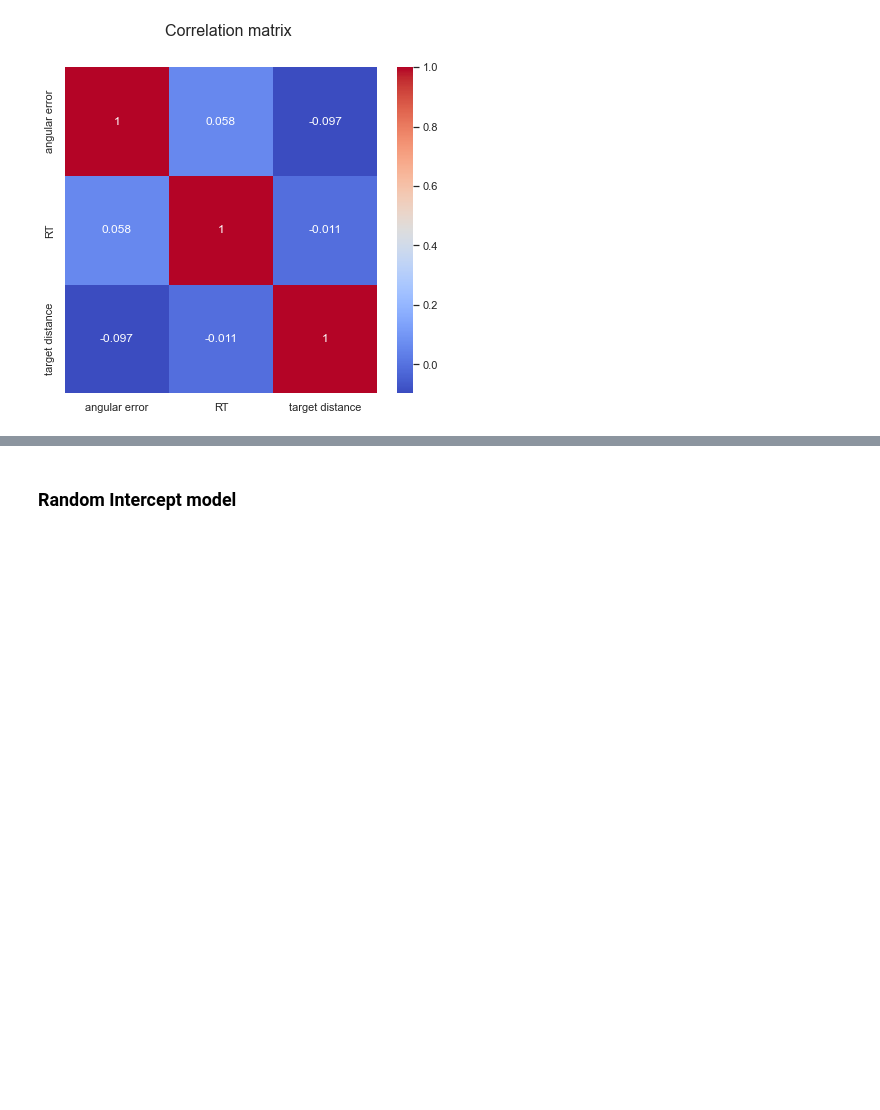
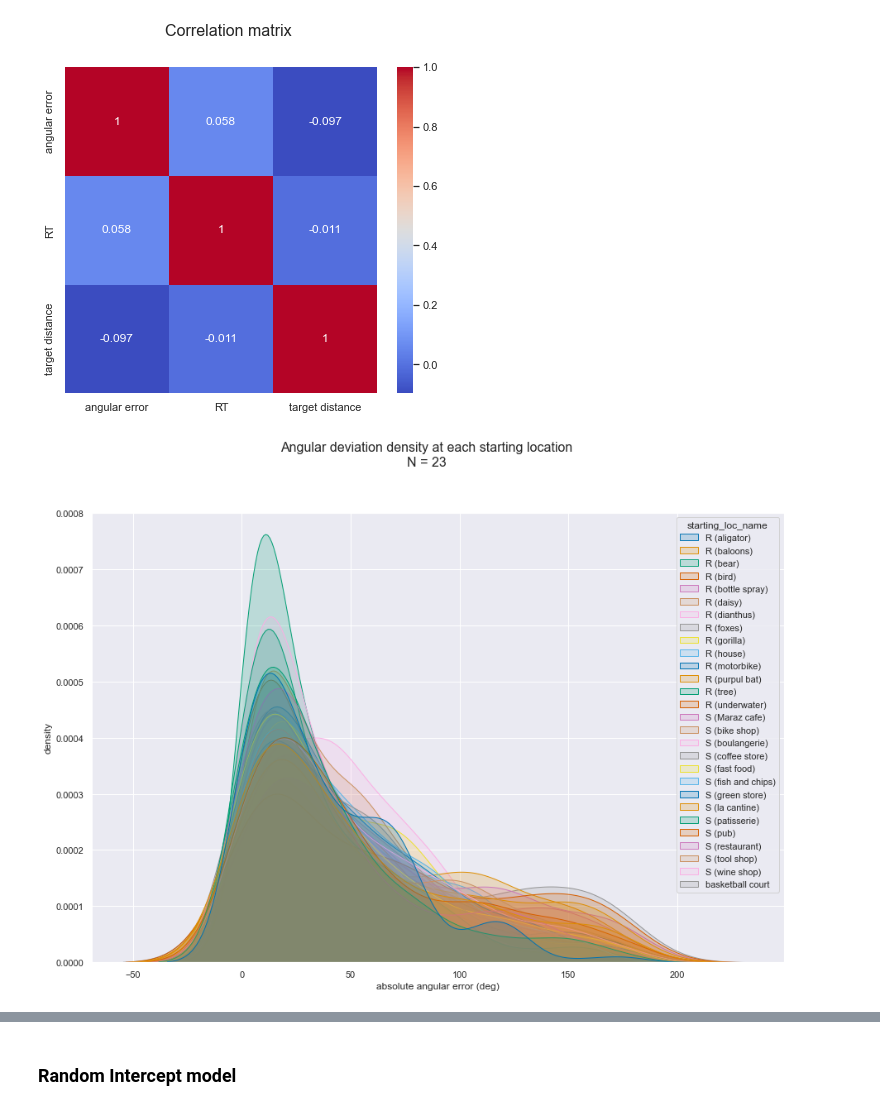
Before and after one commit to nora-maleki/humanA-pointing-task-analysis, a Jupyter notebook: analyses/01_main/03_analysis.ipynb, the cells around one changed output, grey strips where cells are left out. Drawn from its saved outputs; the diff is of its cells as text; code cells hidden in the pictures; blank space fills up the shorter version.

Commit message:
added best, worst starting location; added plots

```diff
--- a/analyses/01_main/03_analysis.ipynb
+++ b/analyses/01_main/03_analysis.ipynb
@@ -40,6 +40,7 @@ df_cleaned.head()
 lmm_df = (df_cleaned[['absolute_180_angles', 'RT', 'distance_to_target']]
            .assign(subject_id=df_cleaned.subject_id.astype('category'),
                    starting_loc_id=df_cleaned.starting_loc_id.astype('category'),
+                   starting_loc_name=df_cleaned.starting_loc_name.astype('category'),
                    human_agent=df_cleaned.human_agent.astype('category'),
                    trial_id_per_location=df_cleaned.trial_id_per_location.astype('category'),
                    trial_id=df_cleaned.trial_id.astype('category')
@@ -128,3 +109,23 @@ plt.show()
 fig.savefig(f'{PLOT_PATH}/correlation_matrix_{N}.png', bbox_inches='tight', dpi=90)
 # %% [output]
 [figure]
+# %%
+_, _ = plt.subplots(figsize=(15,10))
+
+sns.kdeplot(
+    data=lmm_df,
+    x='absolute_180_angles',
+    hue='starting_loc_name',
+    fill=True,
+    palette='colorblind',
+    alpha=.2,
+).set(xlabel='absolute angular error (deg)', ylabel='density')
+
+
+plt.suptitle(f'Angular deviation density at each starting location\nN = {N}', size=16, y=1)
+
+fig.savefig(f'{PLOT_PATH}/density_angular_error_per_starting_location_{N}.png', bbox_inches='tight', dpi=90)
+
+plt.show()
+# %% [output]
+[figure, added]
```
Also changed, not shown: parts of 15 cells of this notebook.
